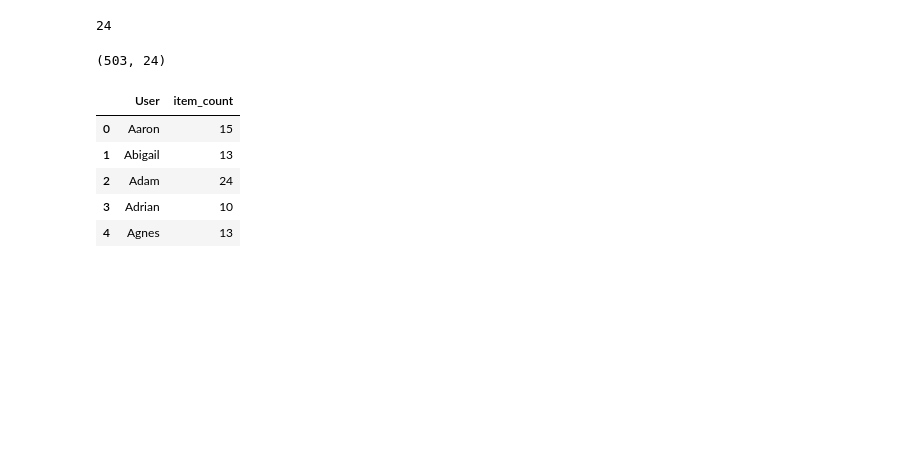
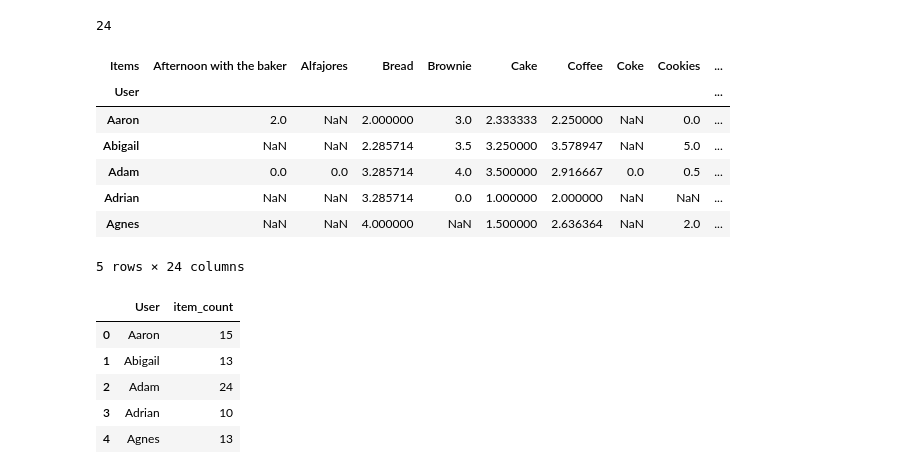
Before and after one commit to trangdo04/recommendation, a Jupyter notebook: hybrid-recommender-system.ipynb, the cells around one changed output. Drawn from its saved outputs; the diff is of its cells as text; code cells hidden in the pictures; blank space fills up the shorter version.

```diff
--- a/hybrid-recommender-system.ipynb
+++ b/hybrid-recommender-system.ipynb
@@ -229,10 +144,17 @@ len(items_bought)
 # %% [output]
 24
 # %%
-# we have reduced the dataset based on movies watched by user 28491:
-items_bought_df = user_item_df[items_bought]
+# we have reduced the dataset based on items watched by random user:
+items_bought_df = user_item_df[items_bought] # only return items bought
 items_bought_df.head()
-items_bought_df.shape
+# items_bought_df.shape
 # %% [output]
+| Items | Afternoon with the baker | Alfajores | Bread | Brownie | Cake | Coffee | Coke | Cookies | ... |
+| User |  |  |  |  |  |  |  |  | ... |
+| Aaron | 2.0 | NaN | 2.000000 | 3.0 | 2.333333 | 2.250000 | NaN | 0.0 | ... |
+| Abigail | NaN | NaN | 2.285714 | 3.5 | 3.250000 | 3.578947 | NaN | 5.0 | ... |
+| Adam | 0.0 | 0.0 | 3.285714 | 4.0 | 3.500000 | 2.916667 | 0.0 | 0.5 | ... |
+| Adrian | NaN | NaN | 3.285714 | 0.0 | 1.000000 | 2.000000 | NaN | NaN | ... |
+| Agnes | NaN | NaN | 4.000000 | NaN | 1.500000 | 2.636364 | NaN | 2.0 | ... |
-(503, 24)
+5 rows × 24 columns
 # %%
```
Also changed, not shown: parts of 32 cells of this notebook.
